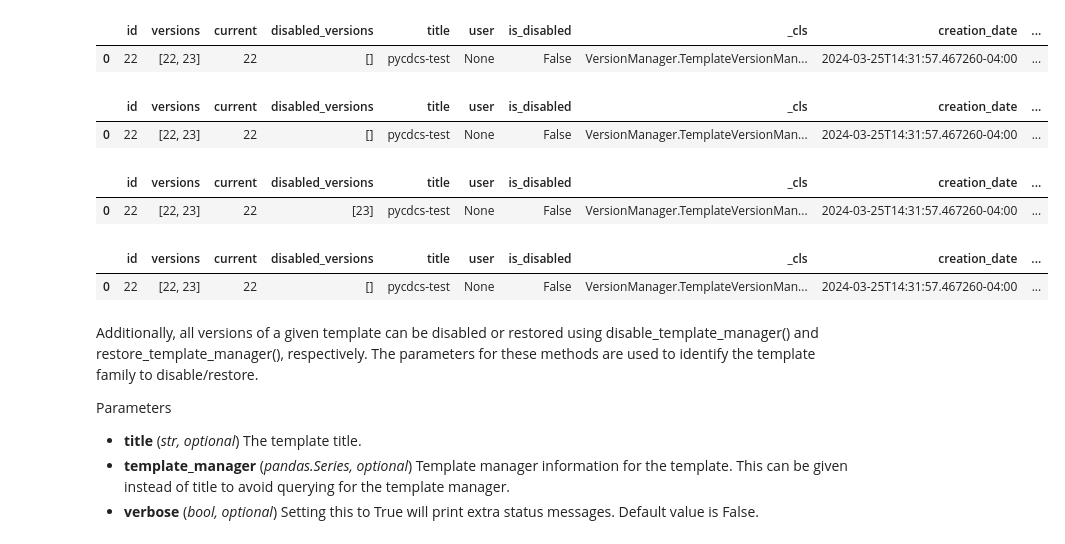
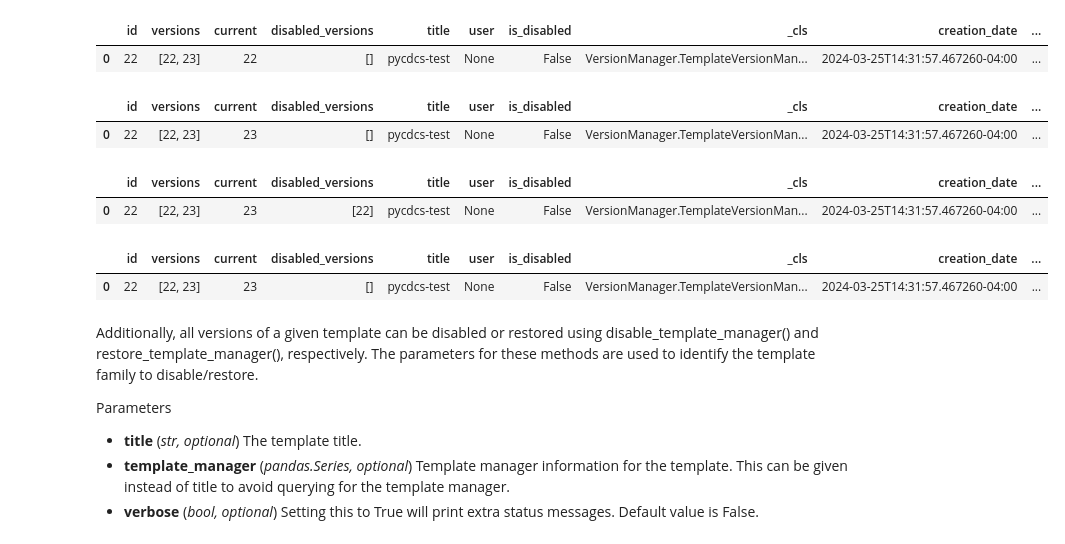
Before and after one commit to usnistgov/pycdcs, a Jupyter notebook: CDCS Data Management.ipynb, the cells around one changed output. Saved outputs shown, nothing was run; the diff lists cells and outputs as text; code cells hidden in the pictures.

```diff
--- a/CDCS Data Management.ipynb
+++ b/CDCS Data Management.ipynb
@@ -600,26 +600,26 @@ curator.get_template_managers('pycdcs-test')
 |  | id | versions | current | disabled_versions | title | user | is_disabled | _cls | creation_date | ... |
 | 0 | 22 | [22, 23] | 22 | [] | pycdcs-test | None | False | VersionManager.TemplateVersionMan... | 2024-03-25T14:31:57.467260-04:00 | ... |
 # %%
-# "tempate_id" sets the version based on the version id/number
-curator.set_current_template(template_id=19)
+# "template_id" sets the version based on the version id/number
+curator.set_current_template(template_id=23)
 curator.get_template_managers('pycdcs-test')
 # %% [output]
 |  | id | versions | current | disabled_versions | title | user | is_disabled | _cls | creation_date | ... |
-| 0 | 22 | [22, 23] | 22 | [] | pycdcs-test | None | False | VersionManager.TemplateVersionMan... | 2024-03-25T14:31:57.467260-04:00 | ... |
+| 0 | 22 | [22, 23] | 23 | [] | pycdcs-test | None | False | VersionManager.TemplateVersionMan... | 2024-03-25T14:31:57.467260-04:00 | ... |
 # %%
 # Disable the old version of pycdcs-test
-curator.disable_template('pycdcs-test', version=2)
+curator.disable_template('pycdcs-test', version=1)
 curator.get_template_managers('pycdcs-test')
 # %% [output]
 |  | id | versions | current | disabled_versions | title | user | is_disabled | _cls | creation_date | ... |
-| 0 | 22 | [22, 23] | 22 | [23] | pycdcs-test | None | False | VersionManager.TemplateVersionMan... | 2024-03-25T14:31:57.467260-04:00 | ... |
+| 0 | 22 | [22, 23] | 23 | [22] | pycdcs-test | None | False | VersionManager.TemplateVersionMan... | 2024-03-25T14:31:57.467260-04:00 | ... |
 # %%
 # Restore the old version of pycdcs-test
-curator.restore_template('pycdcs-test', version=2)
+curator.restore_template('pycdcs-test', version=1)
 curator.get_template_managers('pycdcs-test')
 # %% [output]
 |  | id | versions | current | disabled_versions | title | user | is_disabled | _cls | creation_date | ... |
-| 0 | 22 | [22, 23] | 22 | [] | pycdcs-test | None | False | VersionManager.TemplateVersionMan... | 2024-03-25T14:31:57.467260-04:00 | ... |
+| 0 | 22 | [22, 23] | 23 | [] | pycdcs-test | None | False | VersionManager.TemplateVersionMan... | 2024-03-25T14:31:57.467260-04:00 | ... |
 # %% [markdown]
 Additionally, all versions of a given template can be disabled or restored using disable_template_manager() and restore_template_manager(), respectively.  The parameters for these methods are used to identify the template family to disable/restore.
 
```
Also changed, not shown: parts of 31 cells of this notebook, 10 other files.
